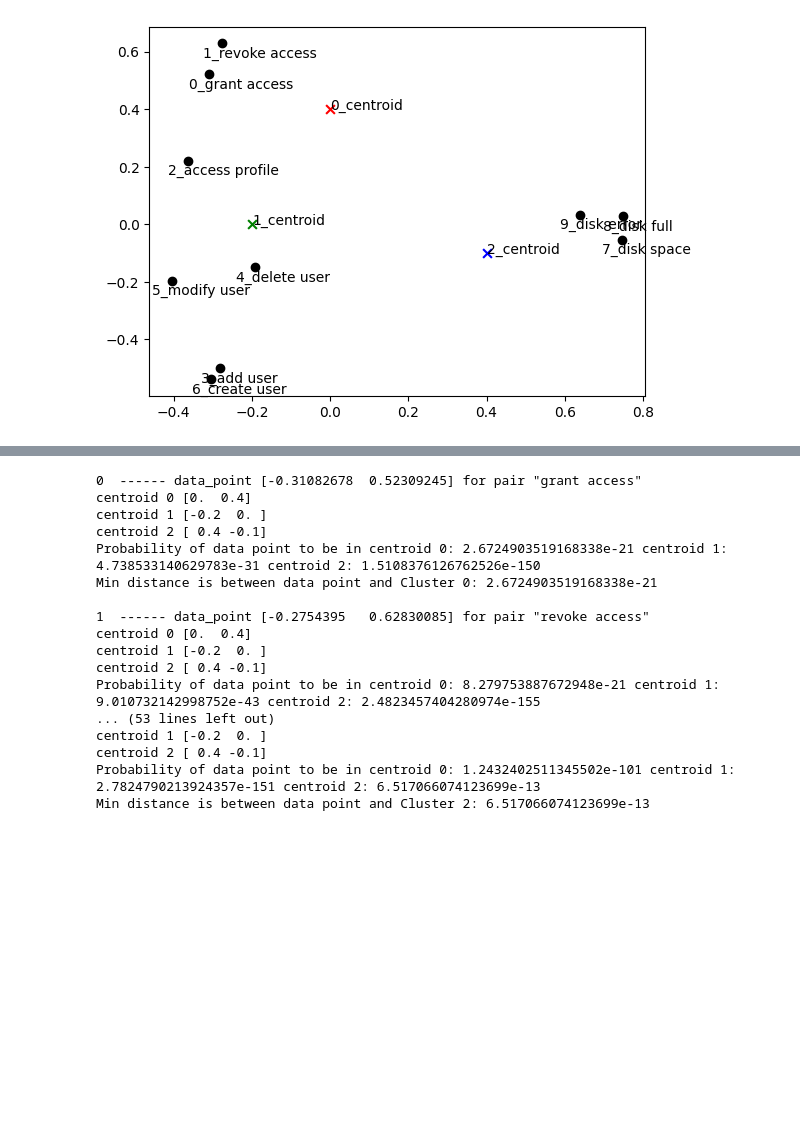
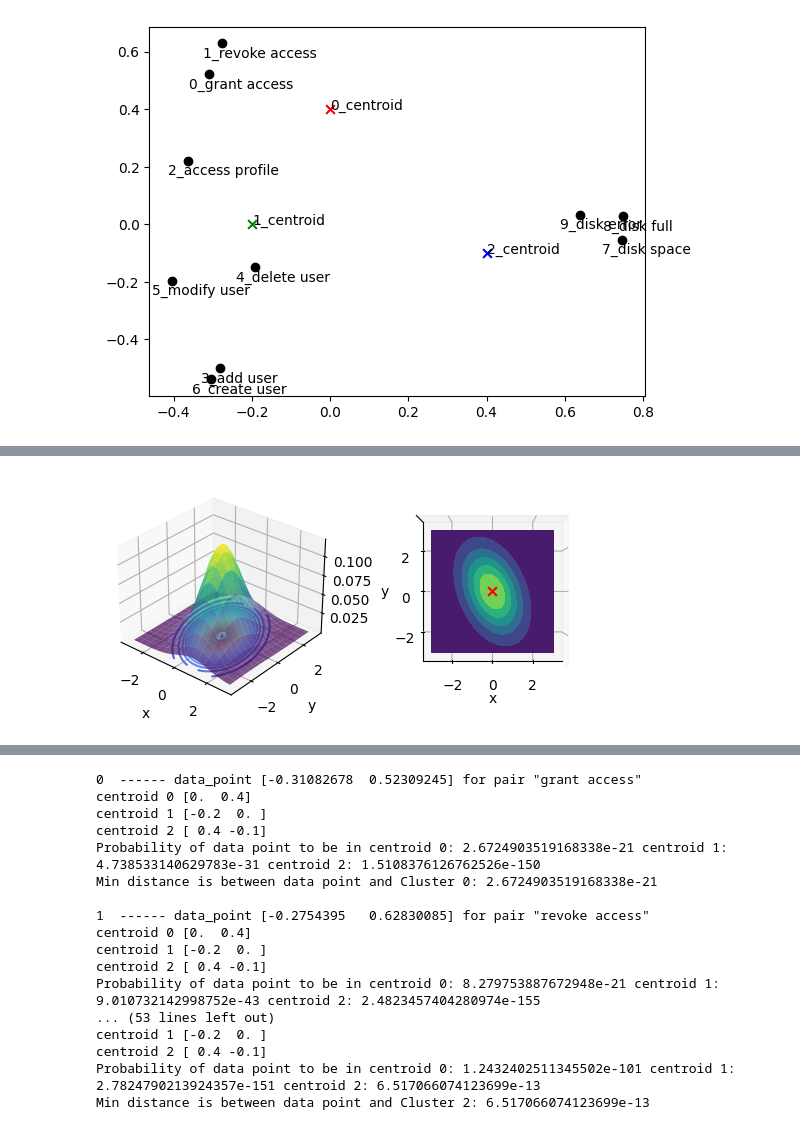
Before and after one commit to enoten/ml-numpy-pytorch, a Jupyter notebook: Gaussian Mixture Models Clustering for Embeddings.ipynb, the cells around one changed output, grey strips where cells are left out. Saved outputs shown, nothing was run; the diff lists cells and outputs as text; code cells hidden in the pictures; blank space fills up the shorter version.

```diff
--- a/Gaussian Mixture Models Clustering for Embeddings.ipynb
+++ b/Gaussian Mixture Models Clustering for Embeddings.ipynb
@@ -94,0 +157,3 @@ for ind in range(X_transformed.shape[0]):
+# %%
+Sigma = np.array([[ 1. , -0.5], [-0.5,  1.]])
+Sigma
@@ -94,0 +163,78 @@ for ind in range(X_transformed.shape[0]):
+# %%
+def multivariate_gaussian(pos, mu, Sigma):
+    """Return the multivariate Gaussian distribution on array pos."""
+
+    n = mu.shape[0]
+    Sigma_det = np.linalg.det(Sigma)
+    Sigma_inv = np.linalg.inv(Sigma)
+    N = np.sqrt((2*np.pi)**n * Sigma_det)
+    # This einsum call calculates (x-mu)T.Sigma-1.(x-mu) in a vectorized
+    # way across all the input variables.
+    fac = np.einsum('...k,kl,...l->...', pos-mu, Sigma_inv, pos-mu)
+
+    return np.exp(-fac / 2) / N
+# %%
+# Our 2-dimensional distribution will be over variables X and Y
+N = 50
+X = np.linspace(-3, 3, N)
+Y = np.linspace(-3, 3, N)
+X, Y = np.meshgrid(X, Y)
+
+# Mean vector and covariance matrix
+mu = np.array([0., 0.])
+Sigma = np.array([[ 1. , -0.5], [-0.5,  2.]])
+
+# Pack X and Y into a single 3-dimensional array
+pos = np.empty(X.shape + (2,))
+pos[:, :, 0] = X
+pos[:, :, 1] = Y
+
+# The distribution on the variables X, Y packed into pos.
+Z = multivariate_gaussian(pos, mu, Sigma)
+
+# plot using subplots
+fig = plt.figure()
+ax1 = fig.add_subplot(1,2,1,projection='3d')
+
+ax1.plot_surface(X, Y, Z, rstride=3,
+                 cstride=3,
+                 linewidth=1,
+                 antialiased=True,
+                 alpha=0.7,
+                 cmap=cm.viridis)
+
+ax1.contour(X, Y, Z,
+            20,
+            zdir='z',
+            offset=0,
+            cmap='coolwarm')
+
+ax1.view_init(30,-50)
+ax1.set_xlabel(r'x')
+ax1.set_ylabel(r'y')
+
+
+ax2 = fig.add_subplot(1,2,2,projection='3d')
+ax2.contourf(X, Y, Z, zdir='z', offset=0, cmap=cm.viridis)
+ax2.view_init(90, 270)
+
+ax2.set_zticks([])
+ax2.set_xlabel(r'x')
+ax2.set_ylabel(r'y')
+
+plt.scatter(0,
+            0,
+            color='red',
+            marker='x',s=40)
+
+#plt.plot([mu,mu],
+#         [0,max(norm_pdf)],
+#         color='black',
+#         linestyle='dashed',marker='o')
+
+
+
+
+plt.show()
+# %% [output]
+[figure, added]
```
Also changed, not shown: parts of 29 cells of this notebook, 1 other file.
